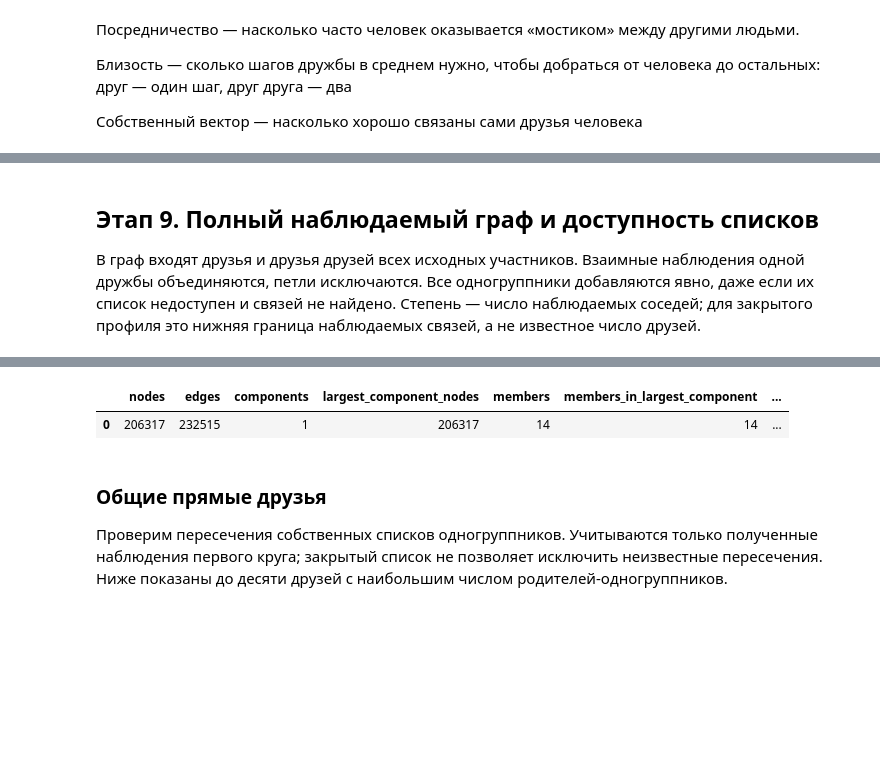
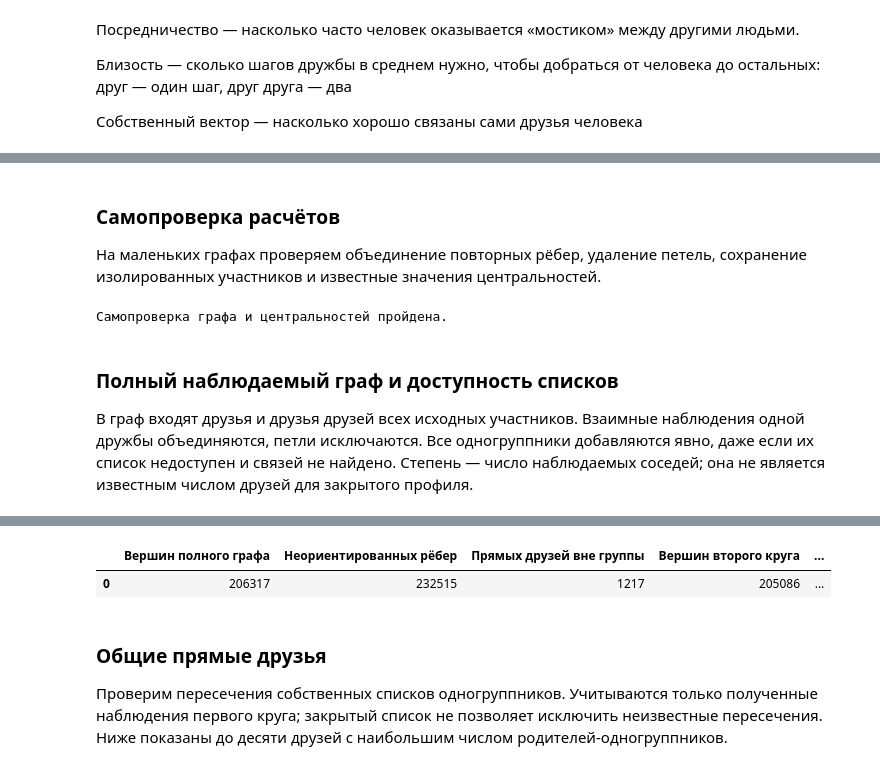
Before and after one commit to Osipovill/intelligent_systems_and_technologies, a Jupyter notebook: practice_2/practice2.ipynb, the cells around one changed output, grey strips where cells are left out. Cells and saved outputs as stored; diff of their text form; code cells hidden in the pictures; blank space fills up the shorter version.

```diff
--- a/practice_2/practice2.ipynb
+++ b/practice_2/practice2.ipynb
@@ -831,6 +776,21 @@ medvediano имеет наибольшие посредничество и бл
 
 Расширяем исходный список до одногруппников из `data/group_ids.csv`.
 # %%
+from pathlib import Path
+import json
+import sys
+import numpy as np
+import pandas as pd
+import networkx as nx
+import matplotlib.pyplot as plt
+from IPython.display import display
+
+PRACTICE_DIR = Path.cwd() if Path('vk_analysis.py').exists() else Path.cwd() / 'practice_2'
+if str(PRACTICE_DIR.resolve()) not in sys.path:
+    sys.path.insert(0, str(PRACTICE_DIR.resolve()))
+from vk_analysis import build_graph, member_centralities
+from collect_group import read_member_refs
+
 FULL_DATA_DIR = PRACTICE_DIR / 'data' / 'group'
 required_files = ['vk_friends_full.csv', 'members.csv', 'collection_summary.json']
 missing_files = [name for name in required_files if not (FULL_DATA_DIR / name).exists()]
@@ -839,8 +799,6 @@ if missing_files:
         f'Нет выгрузки полной группы: {missing_files}. Запустите collect_group.py.'
     )
 collection_summary = json.loads((FULL_DATA_DIR / 'collection_summary.json').read_text(encoding='utf-8'))
-if collection_summary.get('snapshot_version') != SNAPSHOT_VERSION:
-    raise ValueError('Версия снимка данных не совпадает с конфигурацией анализа')
 if not collection_summary.get('graph_completed', collection_summary['completed']):
     raise ValueError('Сбор ещё не завершён. Повторите запуск collect_group.py для продолжения.')
 full_members = pd.read_csv(FULL_DATA_DIR / 'members.csv', keep_default_na=False)
@@ -853,22 +811,15 @@ if full_members['user_id'].duplicated().any():
 input_refs = read_member_refs(PRACTICE_DIR / 'data' / 'group_ids.csv')
 if set(input_refs) != set(full_members['input_ref']) or len(full_members) != collection_summary['members']:
     raise ValueError('Выгрузка не соответствует текущему списку одногруппников')
-full_raw_edges = pd.read_csv(FULL_DATA_DIR / 'vk_friends_full.csv', low_memory=False)
-if len(full_raw_edges) != collection_summary['observations']:
+full_edges = pd.read_csv(FULL_DATA_DIR / 'vk_friends_full.csv', low_memory=False)
+if len(full_edges) != collection_summary['observations']:
     raise ValueError('CSV не соответствует сводке сбора')
-if collection_summary.get('data_sha256') != sha256_file(FULL_DATA_DIR / 'vk_friends_full.csv'):
-    raise ValueError('Контрольная сумма CSV не совпадает со сводкой снимка')
-full_edges = prepare_edges(full_raw_edges)
 full_member_names = dict(zip(full_members['user_id'], full_members['screen_name']))
 display(pd.DataFrame([{
     'Исходных одногруппников': len(full_members),
     'Наблюдений дружбы': len(full_edges),
     'Граф собран': collection_summary.get('graph_completed', collection_summary['completed']),
     'Карточки загружены': collection_summary.get('profiles_completed', collection_summary['completed']),
-    'Списки друзей обработаны': collection_summary.get('friend_lists_completed', False),
-    'Списки всех участников доступны': collection_summary.get('friend_lists_available', False),
-    'Анализ завершён': collection_summary.get('analysis_completed', False),
-    'Версия снимка': collection_summary.get('snapshot_version'),
     'Экспорт (UTC)': collection_summary['exported_at'],
 
 }]))
@@ -878,52 +829,82 @@ display(pd.DataFrame([{
+# %% [markdown]
+### Самопроверка расчётов
+
+На маленьких графах проверяем объединение повторных рёбер, удаление петель,
+сохранение изолированных участников и известные значения центральностей.
+# %%
+test_edges = pd.DataFrame({
+    'user_id': [1, 2, 1, 2], 'friend_id': [2, 1, 2, 2],
+    'observation_level': [1, 1, 2, 2],
+})
+test_members = {1: 'A', 2: 'B', 3: 'Isolated'}
+test_graph = build_graph(test_edges, test_members)
+assert set(test_graph) == set(test_members), 'Потерян изолированный участник'
+assert test_graph.number_of_edges() == 1 and test_graph.has_edge(1, 2), 'Ошибка объединения рёбер'
+assert nx.number_of_selfloops(test_graph) == 0, 'Петли не удалены'
+test_metrics = member_centralities(test_graph, test_members, k=3, backend='networkx').set_index('user_id')
+test_columns = ['betweenness_approximate', 'closeness_exact_cpu', 'eigenvector_sparse_scipy']
+assert set(test_metrics.index) == set(test_members), 'Потерян результат участника'
+assert np.allclose(test_metrics.loc[3, test_columns].to_numpy(dtype=float), 0), 'Ненулевая мера изолированной вершины'
+assert np.allclose(test_metrics['betweenness_approximate'], 0), 'Неверное посредничество'
+assert np.allclose(test_metrics.loc[[1, 2], 'closeness_exact_cpu'], 0.5), 'Неверная поправка на несвязность'
+assert np.allclose(test_metrics.loc[[1, 2], 'eigenvector_sparse_scipy'], 1 / np.sqrt(2)), 'Неверная нормировка собственного вектора'
+test_path = nx.path_graph([1, 2, 3, 4])
+test_path_metrics = member_centralities(test_path, {uid: str(uid) for uid in test_path}, k=4, backend='networkx')
+assert np.allclose(test_path_metrics['betweenness_approximate'], [0, 2 / 3, 2 / 3, 0]), 'Неверное посредничество на пути'
+print('Самопроверка графа и центральностей пройдена.')
+# %% [output]
+Самопроверка графа и центральностей пройдена.
 # %% [markdown]
-## Этап 9. Полный наблюдаемый граф и доступность списков
+### Полный наблюдаемый граф и доступность списков
 
 В граф входят друзья и друзья друзей всех исходных участников. Взаимные
 наблюдения одной дружбы объединяются, петли исключаются. Все одногруппники
 добавляются явно, даже если их список недоступен и связей не найдено.
-Степень — число наблюдаемых соседей; для закрытого профиля это нижняя
-граница наблюдаемых связей, а не известное число друзей.
+Степень — число наблюдаемых соседей; она не является известным числом друзей
+для закрытого профиля.
 # %%
 full_graph = build_graph(full_edges, full_member_names)
 status_labels = {
     'loaded': 'Список получен', 'profile_closed': 'Профиль закрыт',
     'access_denied': 'Нет доступа к списку', 'deactivated': 'Профиль деактивирован',
 }
 full_members['observed_degree'] = full_members['user_id'].map(dict(full_graph.degree()))
 full_members['ФИО'] = (full_members['first_name'] + ' ' + full_members['last_name']).str.strip()
 full_members['Статус списка'] = full_members['friends_status'].map(status_labels).fillna('Не получен')
 full_members['Получено друзей'] = pd.to_numeric(full_members['friends_count'], errors='coerce').astype('Int64')
 display(full_members[[
     'screen_name', 'ФИО', 'Статус списка', 'Получено друзей', 'observed_degree', 'list_source'
 ]].rename(columns={
     'screen_name': 'Участник', 'observed_degree': 'Наблюдаемые связи', 'list_source': 'Источник списка'
 }))
-full_graph_stats = graph_summary(full_graph, full_member_names)
 full_direct_ids = set(full_edges.loc[full_edges['observation_level'].eq(1), 'friend_id']) - set(full_member_names)
 full_second_ids = set(full_graph) - set(full_member_names) - full_direct_ids
-full_graph_stats.update({
-    'direct_friends_outside_group': len(full_direct_ids),
-    'second_circle_vertices': len(full_second_ids),
-})
-display(pd.DataFrame([full_graph_stats]))
+display(pd.DataFrame([{
+    'Вершин полного графа': len(full_graph),
+    'Неориентированных рёбер': full_graph.number_of_edges(),
+    'Прямых друзей вне группы': len(full_direct_ids),
+    'Вершин второго круга': len(full_second_ids),
+    'Компонент связности': nx.number_connected_components(full_graph),
+    'Изолированных одногруппников': sum(full_graph.degree(uid) == 0 for uid in full_member_names),
+}]))
 # %% [output]
 |  | Участник | ФИО | Статус списка | Получено друзей | Наблюдаемые связи | Источник списка |
 | 0 | andrew.kirillov | Andrey Kirillov | Список получен | 256 | 256 | api:2026-10-10T20:49:21.340458+00:00 |
 | 1 | bignigga | Igor Susarov | Список получен | 104 | 104 | api:2026-10-10T20:49:21.849668+00:00 |
 | 2 | y.doyneko | Yulia Doyneko | Профиль закрыт | <NA> | 10 | api:2026-10-10T20:49:22.354989+00:00 |
 | 3 | saulinivan | Ivan Saulin | Список получен | 153 | 153 | api:2026-10-10T20:49:22.858299+00:00 |
 | 4 | dimitr101 | Dmitry Poluektov | Профиль закрыт | <NA> | 10 | api:2026-10-10T20:49:23.358507+00:00 |
 | 5 | ku_ku_riz | Denis Davydov | Список получен | 105 | 105 | api:2026-10-10T20:49:23.865971+00:00 |
 | 6 | medvediano | Ilya Medvedev | Список получен | 181 | 181 | cache:collect_state.json |
 | 7 | flashik12 | Alexander Ershov | Профиль закрыт | <NA> | 20 | cache:collect_state.json |
 | 8 | 0pupok00 | Lia Martynova | Список получен | 177 | 177 | cache:collect_state.json |
 | 9 | ryosuk3 | Vladimir Romanenko | Список получен | 30 | 30 | cache:collect_state.json |
 | 10 | id139159408 | Daniil Nisanov | Список получен | 275 | 275 | api:2026-10-10T20:49:24.353939+00:00 |
 | 11 | dedvnutree | Alexander Goloktionov | Профиль закрыт | <NA> | 3 | api:2026-10-10T20:49:24.413141+00:00 |
 | 12 | votkakblat | Gleb Boltnev | Профиль закрыт | <NA> | 9 | api:2026-10-10T20:49:24.476093+00:00 |
 | 13 | sh3rryy | Alexander Artamonov | Профиль закрыт | <NA> | 7 | api:2026-10-10T20:49:24.546500+00:00 |
-|  | nodes | edges | components | largest_component_nodes | members | members_in_largest_component | ... |
-| 0 | 206317 | 232515 | 1 | 206317 | 14 | 14 | ... |
+|  | Вершин полного графа | Неориентированных рёбер | Прямых друзей вне группы | Вершин второго круга | ... |
+| 0 | 206317 | 232515 | 1217 | 205086 | ... |
 # %% [markdown]
 ### Общие прямые друзья
 
```
Also changed, not shown: parts of 34 cells of this notebook.
